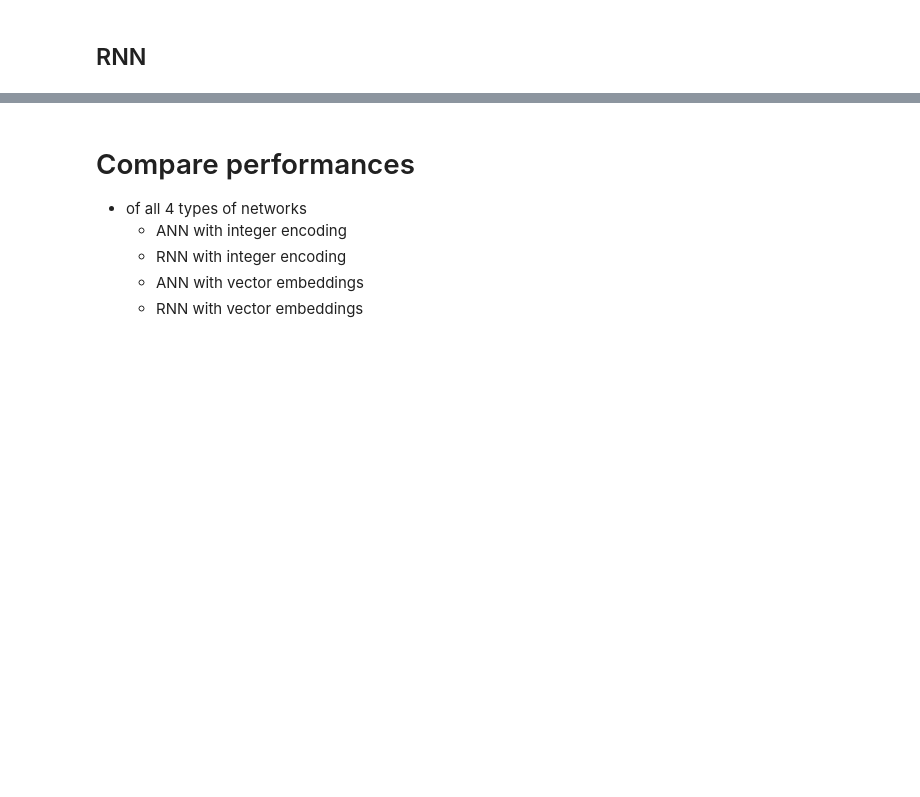
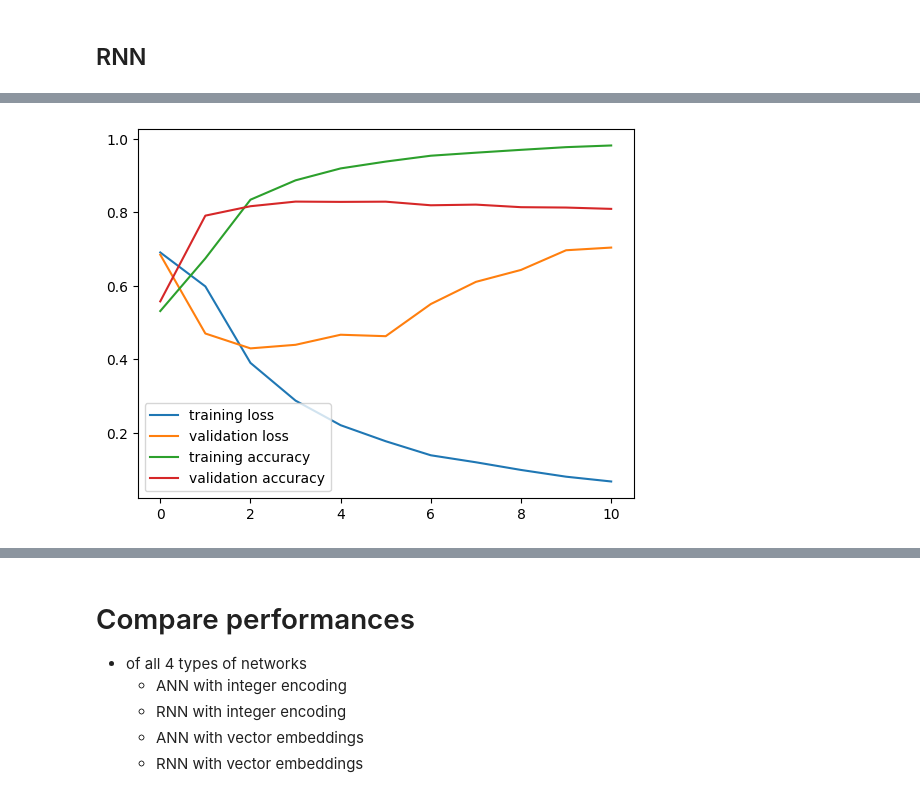
Before and after one commit to akshayDev17/NNProjects, a Jupyter notebook: RNNs/RNNvsANN.ipynb, the cells around one changed output, grey strips where cells are left out. Drawn from its saved outputs; the diff is of its cells as text; code cells hidden in the pictures; blank space fills up the shorter version.

```diff
--- a/RNNs/RNNvsANN.ipynb
+++ b/RNNs/RNNvsANN.ipynb
@@ -487,0 +439,17 @@ plt.show()
+# %%
+from keras.preprocessing.sequence import pad_sequences
+from keras.models import Sequential
+from keras.layers import SimpleRNN, Dense, Masking
+
+import numpy as np
+
+x_train_max_pad = pad_sequences(X_train, padding='post', dtype='float32')
+
+rnn_varying_seq = Sequential()
+
+rnn_varying_seq.add(Masking(mask_value=0., input_shape=(None, 1)))
+rnn_varying_seq.add(SimpleRNN(units=64, activation='relu'))
+rnn_varying_seq.add(Dense(units=1, activation='sigmoid'))
+
+rnn_varying_seq.compile(optimizer='adam', loss='binary_crossentropy', metrics=['accuracy'])
+rnn_varying_seq.fit(x_train_max_pad[:, :, np.newaxis], y_train, epochs=5, batch_size=32, validation_split=0.2)
@@ -503,2 +636,12 @@ print(f"Accuracy for test set is {accuracy_score(y_test, y_pred)}")
 # %% [markdown]
 ## RNN
+# %%
+from keras.layers import Embedding, SimpleRNN, Dense
+from keras.models import Sequential
+
+rnn_embedding = Sequential()
+rnn_embedding.add(Embedding(input_dim=10000, output_dim=3)) # input_dim = vocabulary size, output_dim = embed vector size
+rnn_embedding.add(SimpleRNN(units=30))
+rnn_embedding.add(Dense(1, activation='sigmoid'))
+
+rnn_embedding.summary()
@@ -504,0 +701,4 @@ print(f"Accuracy for test set is {accuracy_score(y_test, y_pred)}")
+# %%
+rnn_embedding.compile(optimizer='adam', loss='binary_crossentropy', metrics=['accuracy'])
+
+rnn_embedding_history = rnn_embedding.fit(X_train_padded, y_train, epochs=100, batch_size=64, callbacks = [es, overfit_], validation_split=0.2)
@@ -504,0 +723,12 @@ print(f"Accuracy for test set is {accuracy_score(y_test, y_pred)}")
+# %%
+import matplotlib.pyplot as plt
+
+plt.plot(range(len(rnn_embedding_history.history['loss'])), rnn_embedding_history.history['loss'], label='training loss')
+plt.plot(range(len(rnn_embedding_history.history['loss'])), rnn_embedding_history.history['val_loss'], label='validation loss')
+plt.plot(range(len(rnn_embedding_history.history['loss'])), rnn_embedding_history.history['accuracy'], label='training accuracy')
+plt.plot(range(len(rnn_embedding_history.history['loss'])), rnn_embedding_history.history['val_accuracy'], label='validation accuracy')
+
+plt.legend()
+plt.show()
+# %% [output]
+[figure, added]
```
Also changed, not shown: parts of 39 cells of this notebook.
